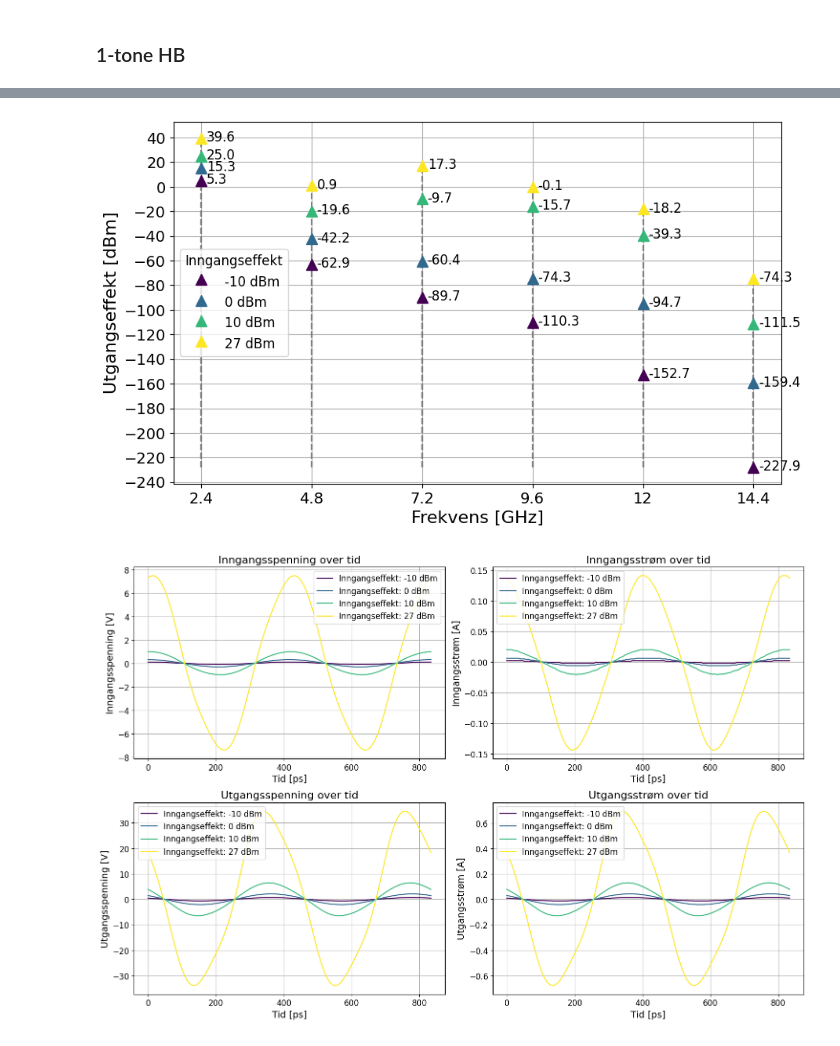
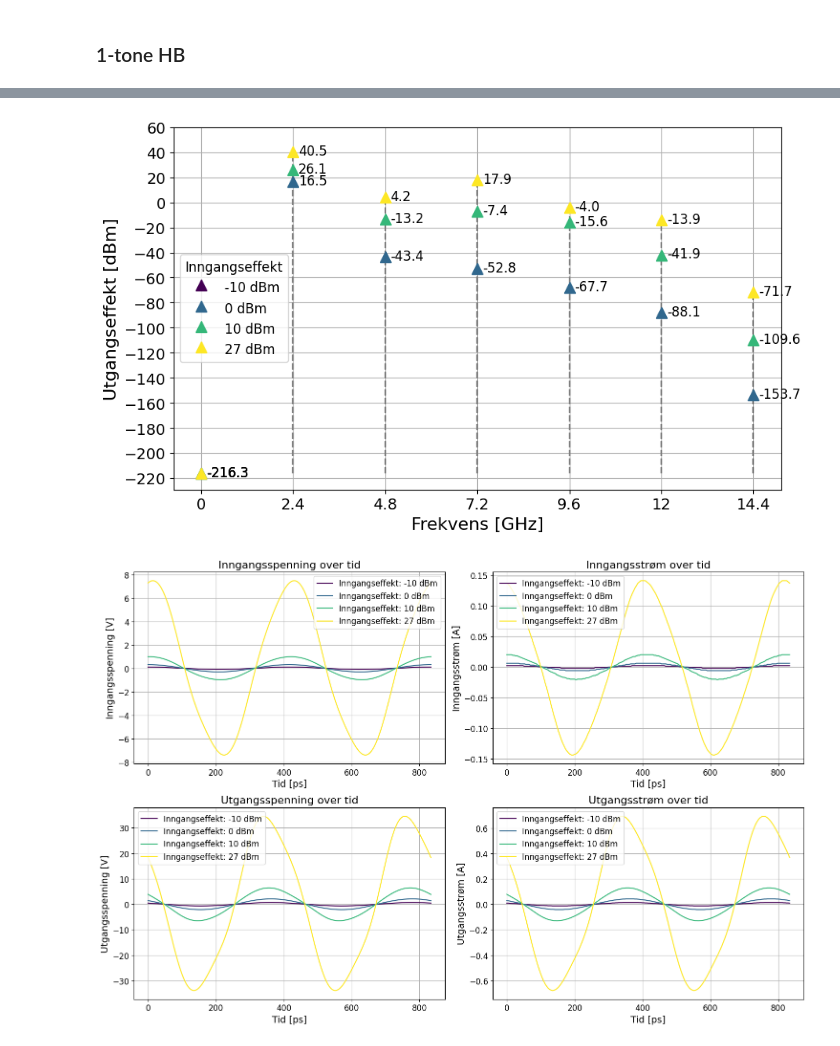
Before and after one commit to SkaugJr/TTT4201-Radiosystemdesign, a Jupyter notebook: Databehandling/Visualisering.ipynb, the cells around one changed output, grey strips where cells are left out. Cells and saved outputs as stored; diff of their text form; code cells hidden in the pictures.

```diff
--- a/Databehandling/Visualisering.ipynb
+++ b/Databehandling/Visualisering.ipynb
@@ -337,11 +337,11 @@ plt.show()
 # %%
 # Load the data
-Spektrum1Tone = pd.read_csv('Data/Simulering/HB_1Tone/Spektrum1Tone.csv', delimiter=',', names=['RFPower', 'Frequency', 'Value'], na_values='<invalid>')
+Spektrum1Tone = pd.read_csv('Data/Simulering/HB_1Tone/Spektrum1Tone.csv', delimiter=',', names=['RFPower', 'Frequency', 'Value'], na_values='<invalid>', skiprows=16)
 Spektrum1Tone = Spektrum1Tone.dropna()  # Drop rows with NaN values
 Spektrum1Tone['Frequency'] = Spektrum1Tone['Frequency'] / 1e9  # Convert frequency to GHz
 
 # Define the harmonics of 2.4 GHz
-harmonic_frequencies = [2.4, 4.8, 7.2, 9.6, 12, 14.4]  # GHz
+harmonic_frequencies = [0, 2.4, 4.8, 7.2, 9.6, 12, 14.4]  # GHz
 
 min_value = Spektrum1Tone['Value'].min()
 max_value = Spektrum1Tone['Value'].max()
@@ -356,41 +356,39 @@ plt.figure(figsize=(10, 6))
 
 for i, Power in enumerate(Power_values):
     # Select rows with the current RFPower value
     idx = (Spektrum1Tone['RFPower'] == Power)
-    freqs = Spektrum1Tone[idx]['Frequency'].values
-    values = Spektrum1Tone[idx]['Value'].values
+    freqs = Spektrum1Tone[idx]['Frequency']
+    values = Spektrum1Tone[idx]['Value']
 
     # Plot stem plot
     markerline, stemlines, baseline = plt.stem(
         freqs,
         values,
         linefmt='--',
         markerfmt='^',
         basefmt=' ',
         label=f'{Power} dBm',
-        bottom=min_value
+        bottom=int(min_value)
     )
 
     plt.setp(markerline, 'zorder', 3, 'markersize', 10, 'color', cmap(i))  # Set marker z-order, size, and color
     plt.setp(stemlines, 'zorder', 2, 'color', 'gray')  # Set stem line z-order and color
     plt.setp(baseline, 'zorder', 1)
 
     # Annotate values at harmonic frequencies if they exist in `freqs`
-    for x in harmonic_frequencies:
-        if x in freqs:
-            y = values[np.where(freqs == x)[0][0]]
-            plt.annotate(f'{y:.1f}', xy=(x, y), xytext=(5, -3), textcoords='offset points', fontsize=12, color='black')
+    for x, y in zip(freqs, values):
+        plt.annotate(f'{y:.1f}', xy=(x, y), xytext=(5, -3), textcoords='offset points', fontsize=12, color='black')
 
 # Configure plot ticks and labels
 plt.xticks(harmonic_frequencies, [f'{freq}' for freq in harmonic_frequencies], fontsize=14)
 plt.yticks(np.arange(np.floor(min_value / step) * step, np.ceil(max_value / step) * step + 1, step), fontsize=14)
 plt.xlabel('Frekvens [GHz]', fontsize=16)
 plt.ylabel('Utgangseffekt [dBm]', fontsize=16)
 plt.legend(title="Inngangseffekt", title_fontsize=12, fontsize=12, loc='center left')
 plt.grid(True)
 plt.show()
 # %% [output]
-[figure, old version]
+[figure, new version]
 # %%
 # Load the data
 Tidsserier1Tone = np.loadtxt('Data/Simulering/HB_1Tone/Tidsserier1Tone.csv', delimiter=',', skiprows=31)
```
Also changed, not shown: parts of 5 cells of this notebook.
